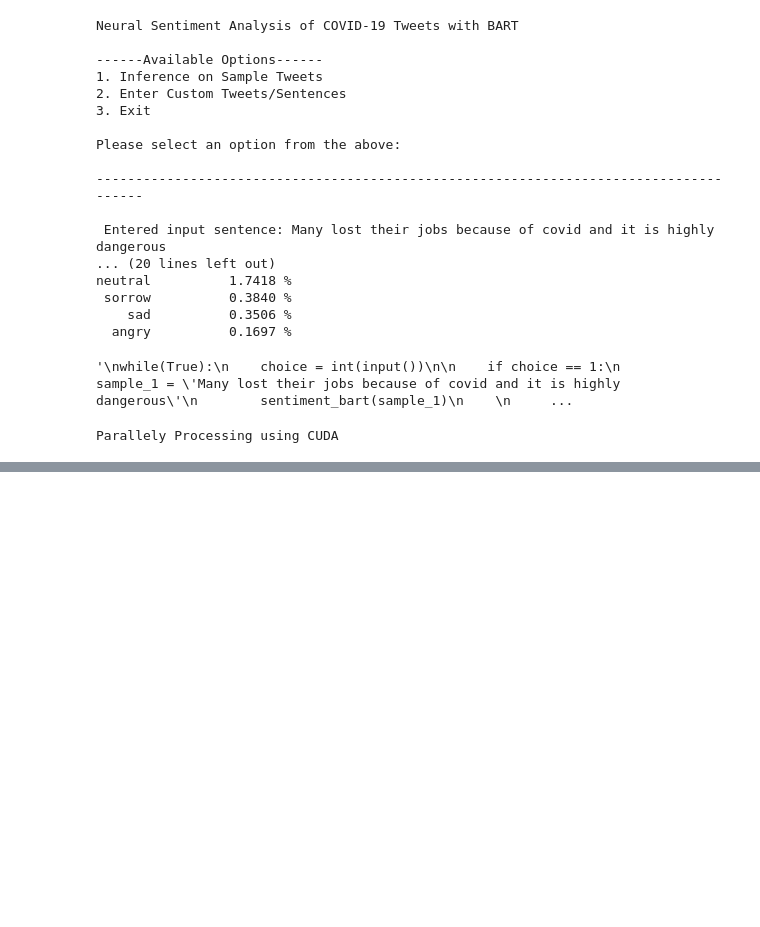
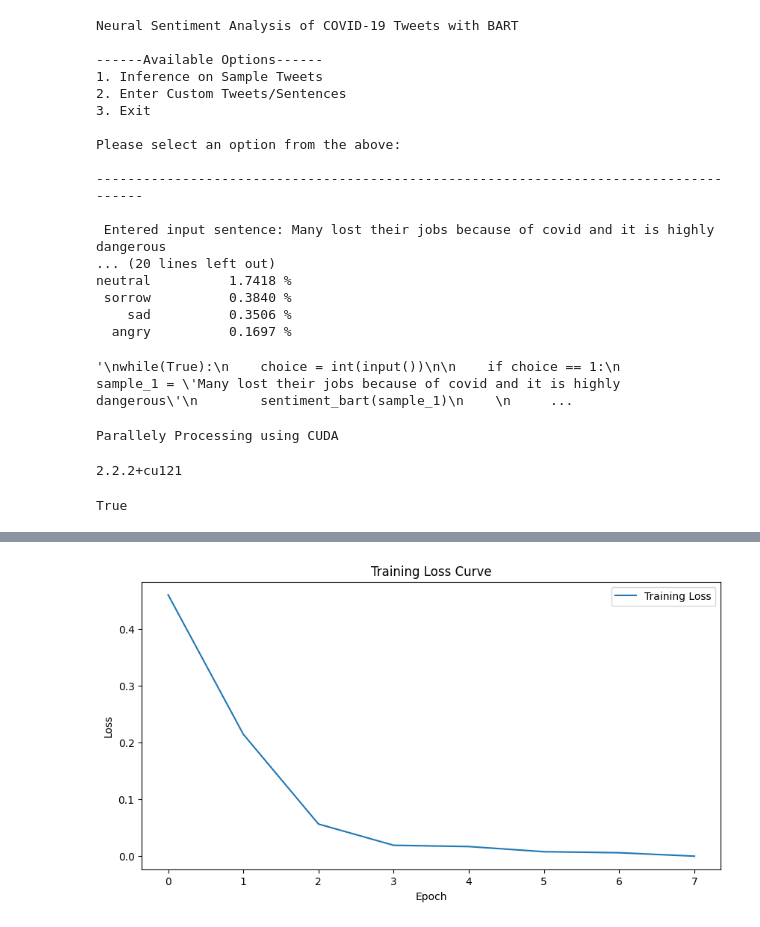
Before and after one commit to NoHaxsJustAsian/positive-llm-chatbot, a Jupyter notebook: bert_sent_analysis.ipynb, the cells around one changed output, grey strips where cells are left out. Drawn from its saved outputs; the diff is of its cells as text; code cells hidden in the pictures; blank space fills up the shorter version.

```diff
--- a/bert_sent_analysis.ipynb
+++ b/bert_sent_analysis.ipynb
@@ -327,15 +356,28 @@ count = 0
 # Step size
 print_every = 200
 clip = 5
+# %%
+import torch
+print(torch.__version__)
+# %% [output]
+2.2.2+cu121
+# %%
+print(torch.cuda.is_available())
+# %% [output]
+True
 # %%
+import matplotlib.pyplot as plt
+
 # Train the Neural Network
 # Off-load the model to CUDA
 if gpu_available:
     net.cuda()
-
+losses = []
 net.train()
 for e in range(epochs):
     h = net.init_hidden(batch_size)
+
+    running_loss = 0.0
 
     for inputs, labels in train_loader:
         count += 1
@@ -351,6 +393,8 @@ for e in range(epochs):
         loss.backward()
         nn.utils.clip_grad_norm(net.parameters(), clip)
         optimizer.step()
+
+        running_loss += loss.item()
 
         if count % print_every == 0:
             val_h = net.init_hidden(batch_size)
@@ -369,4 +413,14 @@ for e in range(epochs):
 
             net.train()
             print(f"Epoch: {e+1}/{epochs}.....",f"Step: {count}.....","Train Loss: {:.6f}......".format(loss.item()),"Validation Loss: {:.6f}".format(np.mean(val_losses)))
+    epoch_loss = running_loss / len(train_loader)
+    losses.append(epoch_loss)
+    print(f"Epoch {e+1}/{epochs} - Loss: {epoch_loss:.4f}")
+plt.figure(figsize=(10, 5))
+plt.plot(losses, label='Training Loss')
+plt.title('Training Loss Curve')
+plt.xlabel('Epoch')
+plt.ylabel('Loss')
+plt.legend()
+plt.show()
 # %% [output]
@@ -390,2 +444,3 @@ Epoch: 8/8..... Step: 19800..... Train Loss: 0.000007...... Validation Loss: 0.0
+[figure, added]
 # %%
 import matplotlib.pyplot as plt
```
Also changed, not shown: parts of 7 cells of this notebook, 1 other file.
